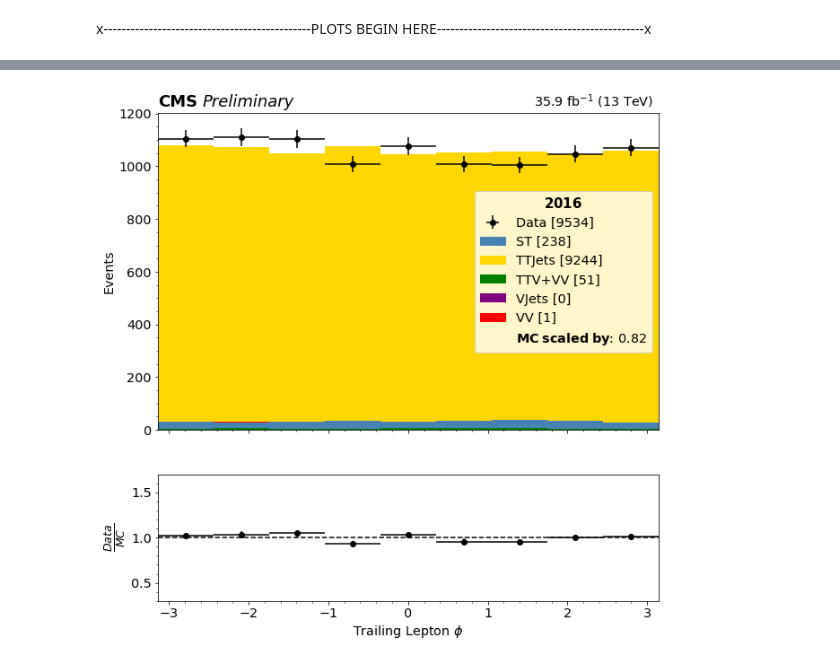
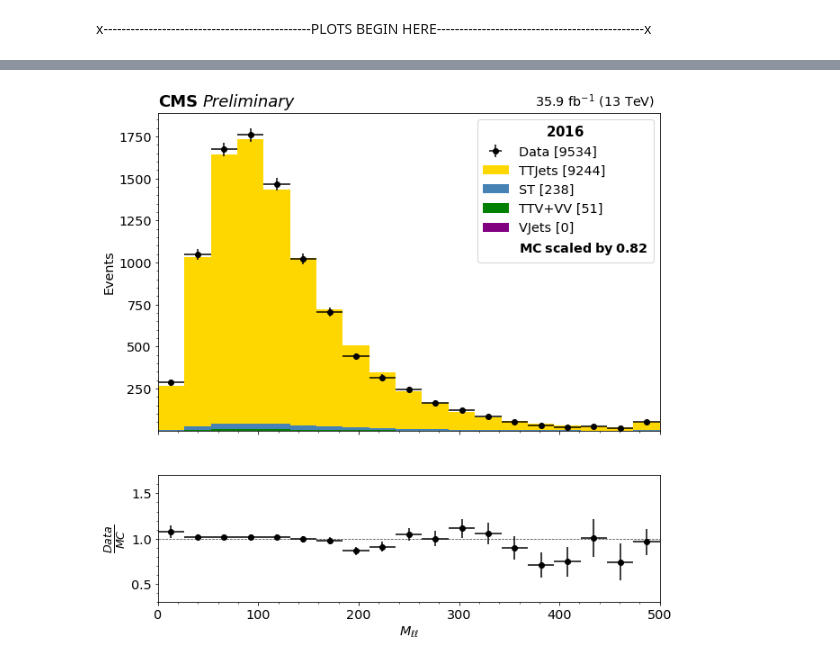
Before and after one commit to jkguiang/NanoTools, a Jupyter notebook: studies/ttbarCR/ControlPlots.ipynb, the cells around one changed output, grey strips where cells are left out. Drawn from its saved outputs; the diff is of its cells as text; code cells hidden in the pictures.

```diff
--- a/studies/ttbarCR/ControlPlots.ipynb
+++ b/studies/ttbarCR/ControlPlots.ipynb
@@ -256,10 +257,10 @@ data = pandas.concat(data_list)
 # %%
-mc_TTJets = pandas.read_pickle('/hadoop/cms/store/user/jguiang/ttbarCR/babies/TTJets/mc_TTJets.pickle')
-mc_ST = pandas.read_pickle('/hadoop/cms/store/user/jguiang/ttbarCR/babies/ST/mc_ST.pickle')
-mc_VV = pandas.read_pickle('/hadoop/cms/store/user/jguiang/ttbarCR/babies/VV/mc_VV.pickle')
-mc_TTV = pandas.read_pickle('/hadoop/cms/store/user/jguiang/ttbarCR/babies/TTV/mc_TTV.pickle')
-mc_VJets = pandas.read_pickle('/hadoop/cms/store/user/jguiang/ttbarCR/babies/VJets/mc_VJets.pickle')
-data = pandas.read_pickle('/hadoop/cms/store/user/jguiang/ttbarCR/babies/MuonEG/data.pickle')
+mc_TTJets = pandas.read_pickle('/hadoop/cms/store/user/jguiang/ttbarCR/babies/pickles/mc_TTJets.pickle')
+mc_ST = pandas.read_pickle('/hadoop/cms/store/user/jguiang/ttbarCR/babies/pickles/mc_ST.pickle')
+mc_VV = pandas.read_pickle('/hadoop/cms/store/user/jguiang/ttbarCR/babies/pickles/mc_VV.pickle')
+mc_TTV = pandas.read_pickle('/hadoop/cms/store/user/jguiang/ttbarCR/babies/pickles/mc_TTV.pickle')
+mc_VJets = pandas.read_pickle('/hadoop/cms/store/user/jguiang/ttbarCR/babies/pickles/mc_VJets.pickle')
+data = pandas.read_pickle('/hadoop/cms/store/user/jguiang/ttbarCR/babies/pickles/data_MuonEG.pickle')
 # %%
 mc_TTJets = mc_TTJets.drop_duplicates(subset=['leading_lep_pt', 'trailing_lep_pt'])
 mc_ST = mc_ST.drop_duplicates(subset=['leading_lep_pt', 'trailing_lep_pt'])
@@ -360,9 +359,9 @@ comb_w_VJets_u = comb_w_VJets * mc_c_VJets.jet_weights
 # %%
-#comb_w_TTJets *= mc_c_TTJets.jet_weights
-#comb_w_ST *= mc_c_ST.jet_weights
-#comb_w_VV *= mc_c_VV.jet_weights
-#comb_w_TTV *= mc_c_TTV.jet_weights
-#comb_w_VJets *= mc_c_VJets.jet_weights
+comb_w_TTJets *= mc_c_TTJets.jet_weights
+comb_w_ST *= mc_c_ST.jet_weights
+comb_w_VV *= mc_c_VV.jet_weights
+comb_w_TTV *= mc_c_TTV.jet_weights
+comb_w_VJets *= mc_c_VJets.jet_weights
 # %%
 def format_ax1(ax1):
     """Format main 1D hist"""
@@ -1158,40 +604,14 @@ ax2.xaxis.set_minor_locator(AutoMinorLocator())
-# %%
-bins = np.linspace(-np.pi,np.pi,10)
-mc_p_TTJets = Hist1D(mc_c_TTJets.trailing_lep_phi,weights=comb_w_TTJets,bins=bins,label='TTJets ['+str(round(sum(comb_w_TTJets)))+']',color='gold')
-mc_p_ST = Hist1D(mc_c_ST.trailing_lep_phi,weights=comb_w_ST,bins=bins,label='ST ['+str(round(sum(comb_w_ST)))+']',color='steelblue')
-mc_p_VV = Hist1D(mc_c_VV.trailing_lep_phi,weights=comb_w_VV,bins=bins,label='VV ['+str(round(sum(comb_w_VV)))+']',color='red')
-mc_p_TTV = Hist1D(mc_c_TTV.trailing_lep_phi,weights=comb_w_TTV,bins=bins,label='TTV+VV ['+str(round(sum(comb_w_TTV) + sum(comb_w_VV)))+']',color='green')
-mc_p_VJets = Hist1D(mc_c_VJets.trailing_lep_phi,weights=comb_w_VJets,bins=bins,label='VJets ['+str(round(sum(comb_w_VJets)))+']',color='purple')
-data_p = Hist1D(data_c.trailing_lep_phi,bins=bins,label='Data ['+str(len(data_c))+']',color='black')
-mc_p_TV = mc_p_TTV + mc_p_VV
-one = np.ones(50)
-one_x = np.linspace(-np.pi,np.pi)
-#Plot
-fig,(ax1,ax2) = plt.subplots(2,sharex=True,figsize=(10,10),gridspec_kw=dict(height_ratios=[5, 2]))
-plot_stack([mc_p_VJets, mc_p_TTV, mc_p_ST, mc_p_VV, mc_p_TTJets], ax=ax1, histtype='bar')
-ax1.set_ylabel("Events")
-ax2.set_xlabel(r"Trailing Lepton $\phi$")
-ax1.yaxis.set_minor_locator(AutoMinorLocator())
-data_p.plot(ax=ax1,show_errors=True)
-(data_p/(mc_p_TTJets+mc_p_ST+mc_p_TV+mc_p_VJets)).plot(ax=ax2,show_errors=True,label='')
-ax2.set_ylabel(r"$\frac{Data}{MC}$",fontsize=18)
-ax2.set_ylim(0.3,1.7)
-ax2.yaxis.set_minor_locator(AutoMinorLocator())
-plt.plot(one_x,one,'k--')
-ax1.plot([],[],' ',label=r"$\bf{MC\hspace{0.25} scaled\hspace{0.25} by}$: %0.2f" % integral_w)
-handles, labels = ax1.get_legend_handles_labels()
-# sort both labels and handles by labels
-labels, handles = zip(*sorted(zip(labels, handles), key=lambda t: t[0]))
-labels, handles = list(labels), list(handles)
-labels.append(labels.pop(0))
-handles.append(handles.pop(0))
-labels = tuple(labels)
-handles = tuple(handles)
-ax1.legend(handles, labels, title=r'$\bf{}$'.format(str(year_)),title_fontsize=15)
-ax1.text(0.0, 1.01,"CMS", horizontalalignment="left", verticalalignment="bottom", transform=ax1.transAxes, weight="bold", size=18)
-ax1.text(0.09, 1.01, "Preliminary", horizontalalignment="left", verticalalignment="bottom", transform=ax1.transAxes, style="italic", size=18)
-ax1.text(0.99, 1.01,"%0.1f fb${}^\mathregular{-1}$ (13 TeV)" % (mc_c_TTJets.int_lumi.iloc[0] / 1000), horizontalalignment='right', verticalalignment='bottom', transform = ax1.transAxes, size="x-large")
-ax1.xaxis.set_minor_locator(AutoMinorLocator())
-ax2.xaxis.set_minor_locator(AutoMinorLocator())
-# %% [output]
-[figure, removed]
+# %%
+# Stacked hist
+fig, (ax1, ax2) = plt.subplots(2,sharex=True,figsize=(10,10),gridspec_kw=dict(height_ratios=[5, 2]))
+typical_hist("dilep_mass", bins=np.linspace(0,500,20), hist_axes=ax1, ratio_axes=ax2)
+
+# Dummy plot to add text to legend
+ax1.plot(
+    [],[],' ',
+    label=r"$\bf{MC\hspace{0.25} scaled\hspace{0.25} by\hspace{0.25} %0.2f}$" % integral_w
+)
+format_ax1(ax1)
+format_ax2(ax2, xlabel="$M_{\ell\ell}$")
+# %% [output]
+[figure, added]
```
Also changed, not shown: parts of 47 cells of this notebook.
